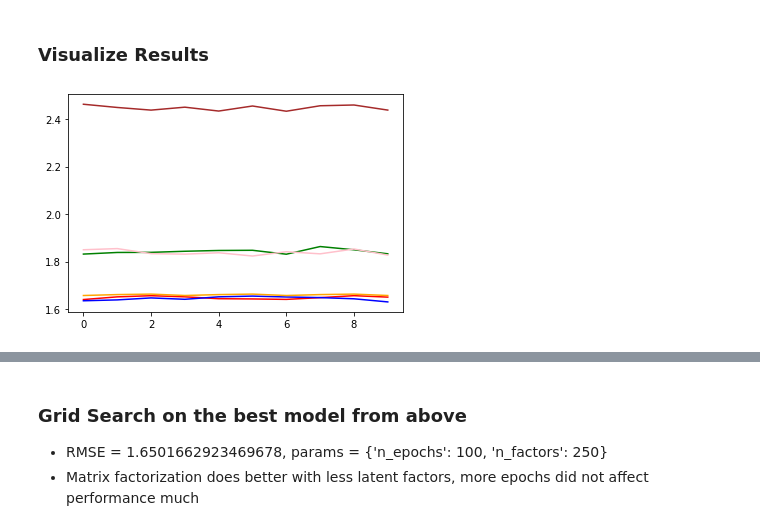
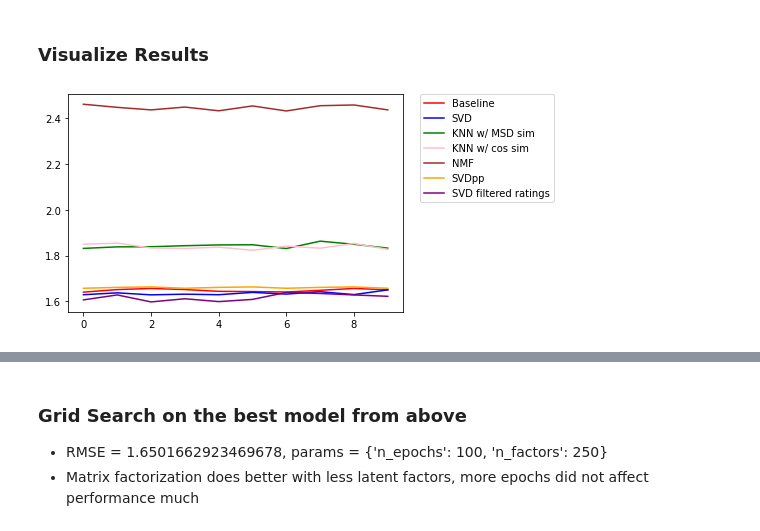
Before and after one commit to smannan/BookRecommenderSystem, a Jupyter notebook: RecommenderSystem.ipynb, the cells around one changed output, grey strips where cells are left out. Cells and saved outputs as stored; diff of their text form; code cells hidden in the pictures.

Commit message:
reduce num factors

```diff
--- a/RecommenderSystem.ipynb
+++ b/RecommenderSystem.ipynb
@@ -200,17 +218,29 @@ Test time         0.22    0.21    0.21    0.21    0.21    0.21    0.21    0.20
 ### Visualize Results
 # %%
 import matplotlib.pyplot as plt
-plt.plot([1.64035871, 1.6516192 , 1.65646442, 1.65174803, 1.64387064,
-        1.64288313, 1.64099343, 1.64838811, 1.65657639, 1.65055562], color='red') # Baseline no norm
-plt.plot([1.6351393 , 1.63885243, 1.64715879, 1.64141364, 1.65178808,
-        1.6548407 , 1.6511768 , 1.64851284, 1.64350086, 1.63035403], color='blue') # SVD no normalization
-plt.plot([1.83162642, 1.83842444, 1.83894032, 1.84348497, 1.84681301,
-        1.84757849, 1.83108851, 1.86333115, 1.84969944, 1.83280018], color='green') # mean KNN with MSD sim metric
-plt.plot([1.84980278, 1.85468974, 1.83346668, 1.83132629, 1.83718233,
-        1.82342555, 1.84151089, 1.83262617, 1.85301496, 1.82746491], color='pink') # mean KNN with cosine sim metric
-plt.plot([2.46206984, 2.44853017, 2.43737914, 2.44974258, 2.43340318,
-        2.45466453, 2.43269762, 2.45570293, 2.45888039, 2.4374606 ], color='brown') # NMF factorization
-plt.plot([1.6573, 1.6612, 1.6632, 1.6573, 1.6612, 1.6632, 1.6573, 1.6612, 1.6632, 1.6573], color='orange') # SVDpp
+
+baseline = plt.plot([1.64035871, 1.6516192 , 1.65646442, 1.65174803, 1.64387064,
+        1.64288313, 1.64099343, 1.64838811, 1.65657639, 1.65055562], color='red', label='Baseline')
+
+svd = plt.plot([1.63571473, 1.64313098, 1.64530836, 1.63380377, 1.64560898,
+        1.63571473, 1.64313098, 1.64530836, 1.63380377, 1.64560898], color='blue', label='SVD')
+
+knn_msd = plt.plot([1.83162642, 1.83842444, 1.83894032, 1.84348497, 1.84681301,
+        1.84757849, 1.83108851, 1.86333115, 1.84969944, 1.83280018], color='green', label='KNN w/ MSD sim')
+
+knn_cos = plt.plot([1.84980278, 1.85468974, 1.83346668, 1.83132629, 1.83718233,
+        1.82342555, 1.84151089, 1.83262617, 1.85301496, 1.82746491], color='pink', label='KNN w/ cos sim')
+
+nmf = plt.plot([2.46206984, 2.44853017, 2.43737914, 2.44974258, 2.43340318,
+        2.45466453, 2.43269762, 2.45570293, 2.45888039, 2.4374606 ], color='brown', label='NMF')
+
+svd_pp = plt.plot([1.6573, 1.6612, 1.6632, 1.6573, 1.6612, 1.6632, 1.6573, 1.6612, 1.6632, 1.6573], color='orange', label='SVDpp')
+
+svd_filtered = plt.plot([1.60650514, 1.62817917, 1.59763729, 1.61145861, 1.59899567,
+        1.60864035, 1.63919681, 1.63452208, 1.62816155, 1.62211737], color='purple', label='SVD filtered ratings')
+
+plt.legend(bbox_to_anchor=(1.05, 1), loc='upper left', borderaxespad=0.)
+plt.plot()
 plt.show()
 # %% [output]
-[figure, old version]
+[figure, new version]
```
Also changed, not shown: parts of 26 cells of this notebook, 4 other files.
